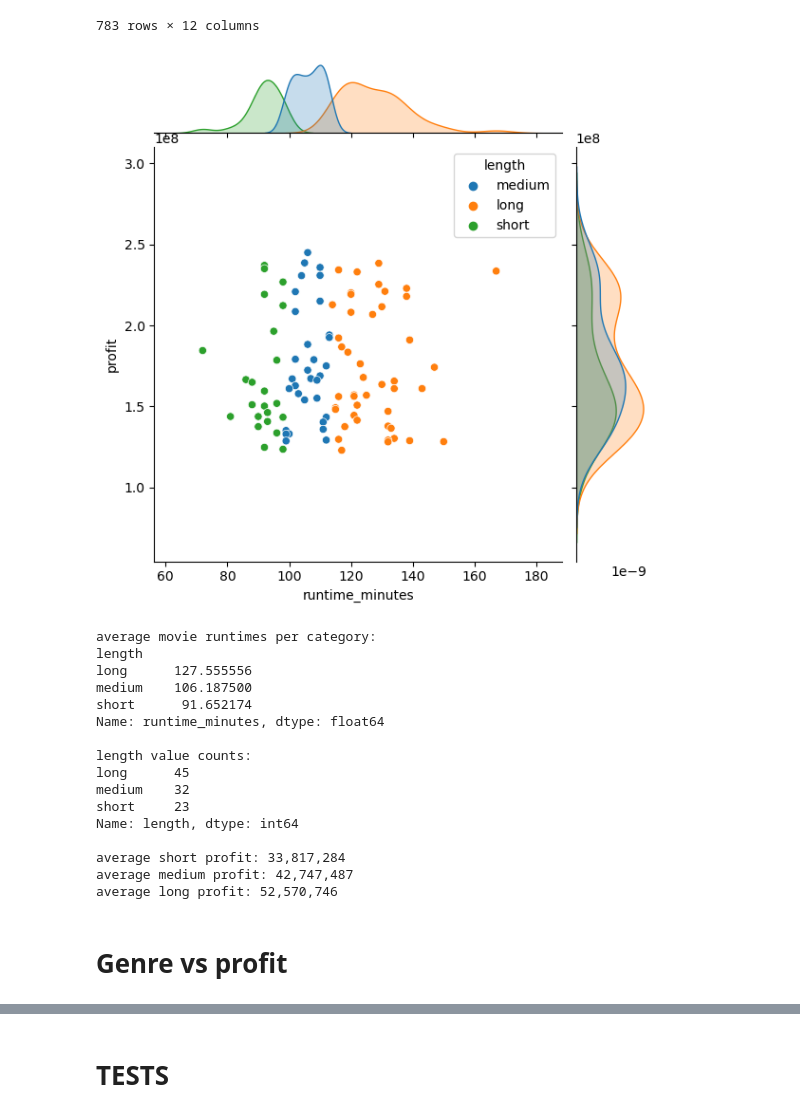
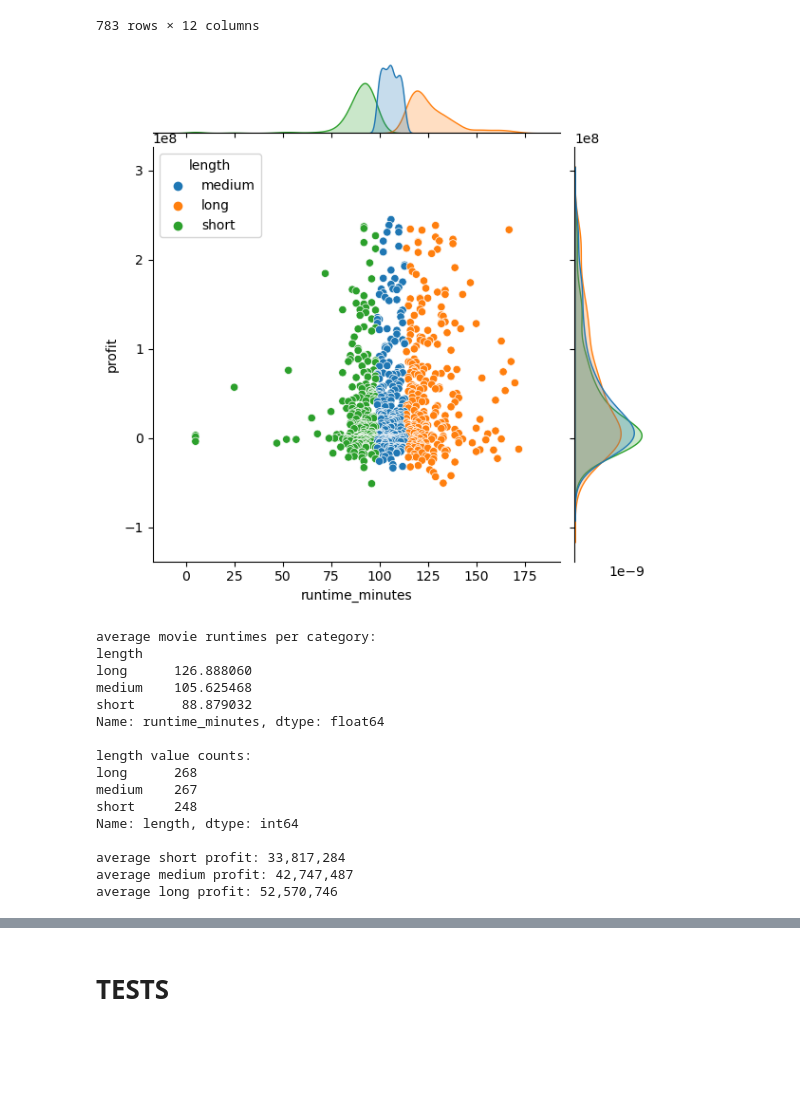
Before and after one commit to alexanderdaffara/Movies_Insights_EDA, a Jupyter notebook: Alex-Notebook.ipynb, the cells around one changed output, grey strips where cells are left out. Cells and saved outputs as stored; diff of their text form; code cells hidden in the pictures; blank space fills up the shorter version.

Commit message:
cleaned up charts, added runtime for each genre chart

```diff
--- a/Alex-Notebook.ipynb
+++ b/Alex-Notebook.ipynb
@@ -183,7 +184,8 @@ df_with_budgets = movie_basics_df.merge(budgets_df,
                                      right_on=['movie','release_year'])
 
 # modern_budgets_df since 2013
-modern_budgets_df = budgets_df.loc[budgets_df['release_year'] >= 2013]
+modern_budgets_df_reset = budgets_df.loc[budgets_df['release_year'] >= 2013]
+modern_budgets_df = modern_budgets_df_reset.copy()
 vintage_budgets_df = budgets_df.loc[budgets_df['release_year'] < 2013]
 vintage_budgets_df
 # %% [output]
@@ -449,0 +486,8 @@ modern_budgets_df.corr()['production_budget']['worldwide_gross']
+# %%
+# THIS WILL SET MODERN BUDGETS TO EXCLUDE 150/1216 PROFIT OUTLIERS
+modern_budgets_df = modern_budgets_df_reset.copy() # 1216 x 8
+iqr = modern_budgets_df['profit'].quantile(.75) - modern_budgets_df['profit'].quantile(.25)
+upper_bound = modern_budgets_df.profit.mean() + 1.5 * iqr
+lower_bound = modern_budgets_df.profit.mean() - 1.5 * iqr
+modern_budgets_df = modern_budgets_df.loc[(modern_budgets_df.profit < upper_bound) & \
+                                          (modern_budgets_df.profit > lower_bound)]
@@ -498,43 +644,39 @@ profit_runtime_df
 783 rows × 12 columns
 # %%
 # look at runtime vs profit for the top_n highest profit films
-top_n = 100 # max n = 783
+top_n = 783
+# int(np.floor(783*.2)) # max n = 783
 
 most_profit_df = profit_runtime_df.sort_values(by='profit', ascending=False).head(top_n)
 sns.jointplot(x='runtime_minutes',
               y='profit',
               hue='length',
               data=most_profit_df,
               kind='scatter')
-# sns.lineplot(x=range(0,200, 10),
-#              y=[0] * 20,
 
-#              ax=ax)
 plt.show()
 print("average movie runtimes per category: ")
 print(most_profit_df.groupby('length').mean()['runtime_minutes'], end='\n\n')
 print("length value counts:")
 print(most_profit_df['length'].value_counts(), end='\n\n')
 print("average short profit: {:,}".format(int(profit_runtime_df.loc[profit_runtime_df['length'] == 'short']['profit'].mean())))
 print("average medium profit: {:,}".format(int(profit_runtime_df.loc[profit_runtime_df['length'] == 'medium']['profit'].mean())))
 print("average long profit: {:,}".format(int(profit_runtime_df.loc[profit_runtime_df['length'] == 'long']['profit'].mean())))
 # %% [output]
-[figure, old version]
+[figure, new version]
 average movie runtimes per category:
 length
-long      127.555556
-medium    106.187500
-short      91.652174
+long      126.888060
+medium    105.625468
+short      88.879032
 Name: runtime_minutes, dtype: float64
 
 length value counts:
-long      45
-medium    32
-short     23
+long      268
+medium    267
+short     248
 Name: length, dtype: int64
 
 average short profit: 33,817,284
 average medium profit: 42,747,487
 average long profit: 52,570,746
-# %% [markdown]
-# Genre vs profit
```
Also changed, not shown: parts of 26 cells of this notebook.
